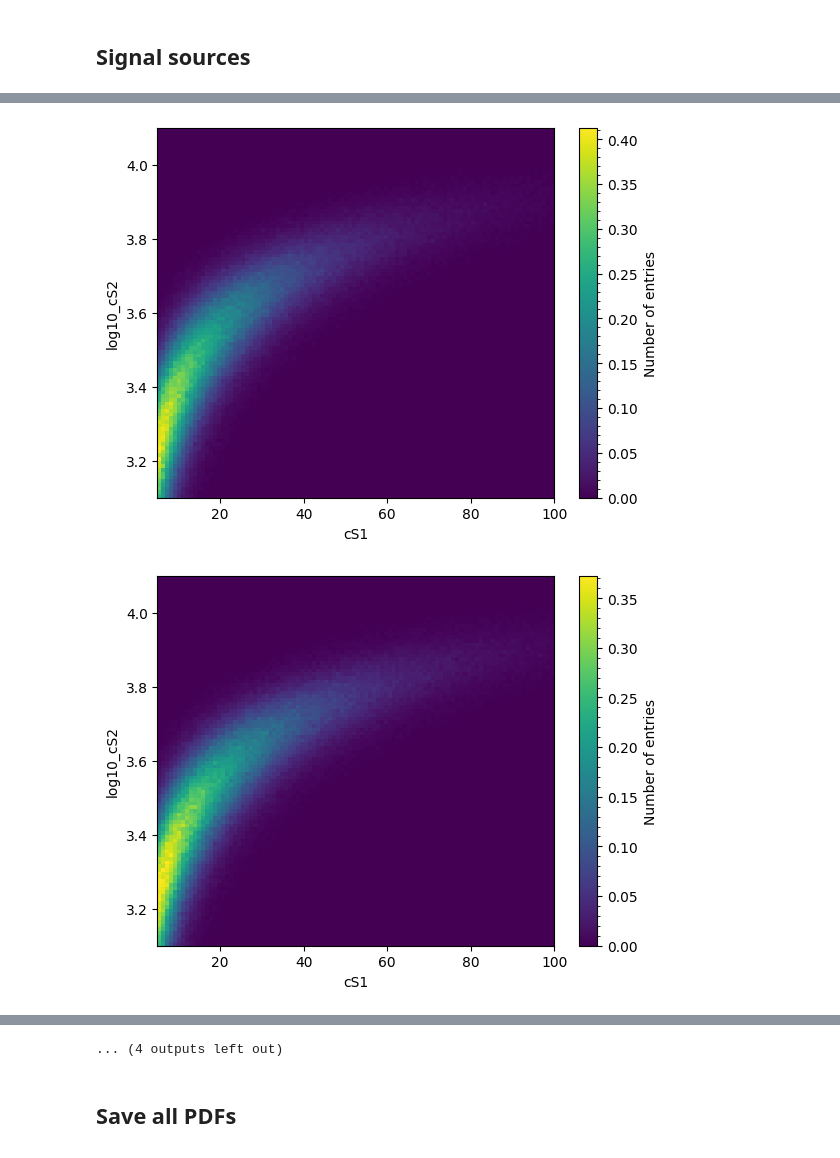
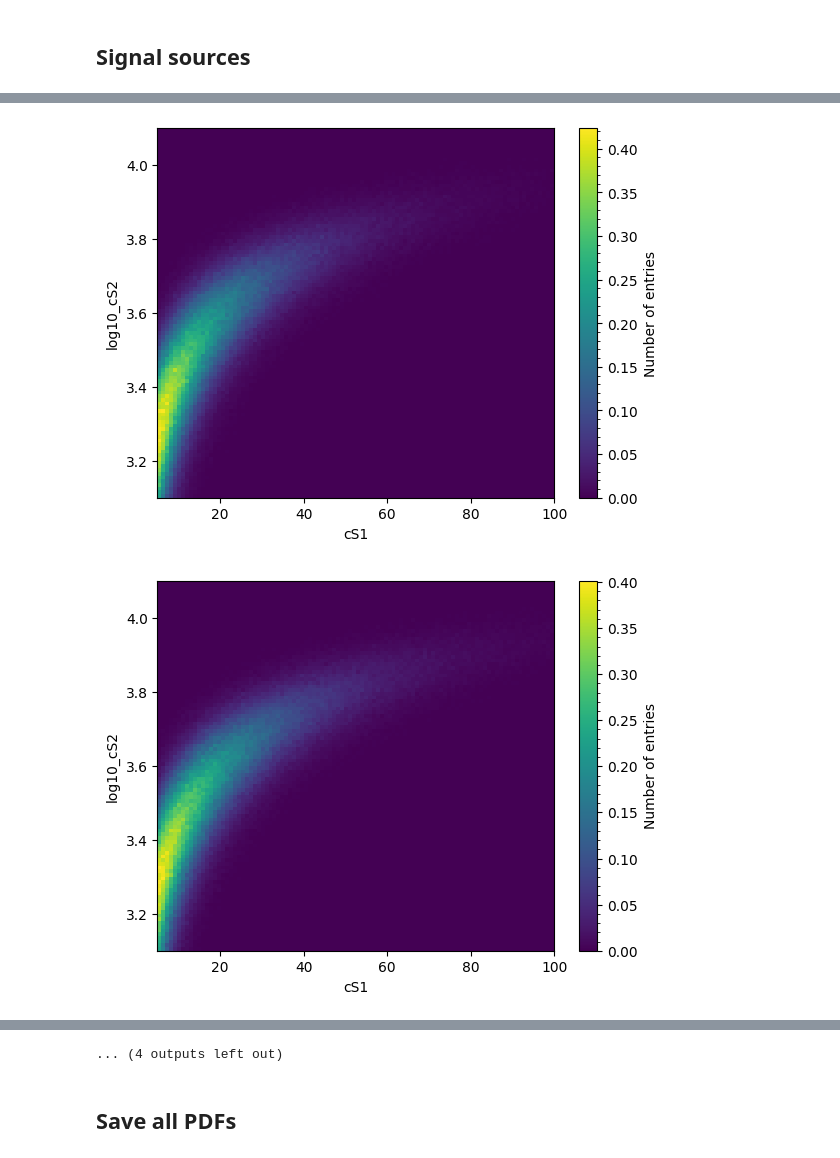
Before and after one commit to kdund/xlzd_reqtask_nufog, a Jupyter notebook: template_generation/XLZD_handoff_templates_r0.3.ipynb, the cells around one changed output, grey strips where cells are left out. Saved outputs shown, nothing was run; the diff lists cells and outputs as text; code cells hidden in the pictures.

```diff
--- a/template_generation/XLZD_handoff_templates_r0.3.ipynb
+++ b/template_generation/XLZD_handoff_templates_r0.3.ipynb
@@ -227,9 +227,9 @@ masses = [9.0, 11.0, 16.0, 19.0, 32.0, 36.0, 40.0, 46.0,
           65.0, 91.0, 129.0, 182.0, 361.0, 508.0, 5000.0, 10000.0]
 # %%
 for mass in masses:
-    WIMP = fd.xlzd.XLZDWIMPSource(wimp_mass=mass, configuration='40t',
-                                 drift_field_V_cm=80., gas_field_kV_cm=7.5,
-                                 elife_ns=10000e3, g1=0.27)
+    WIMP = fd.xlzd.XLZDWIMPSource(wimp_mass=mass, configuration='60t',
+                                  drift_field_V_cm=drift_field_V_cm, gas_field_kV_cm=gas_field_kV_cm,
+                                  elife_ns=elife_ns, g1=g1)
 
     WIMP_hist = Histdd(bins=100, range=[[cS1_min, cS1_max], [log10_cS2_min, log10_cS2_max]], axis_names=['cS1', 'log10_cS2'])
 
@@ -253,2 +253,2 @@ for mass in masses:
-[figure, old version]
+[figure, new version]
-[figure, old version]
+[figure, new version]
```
Also changed, not shown: parts of 5 cells of this notebook, 2 other files.
